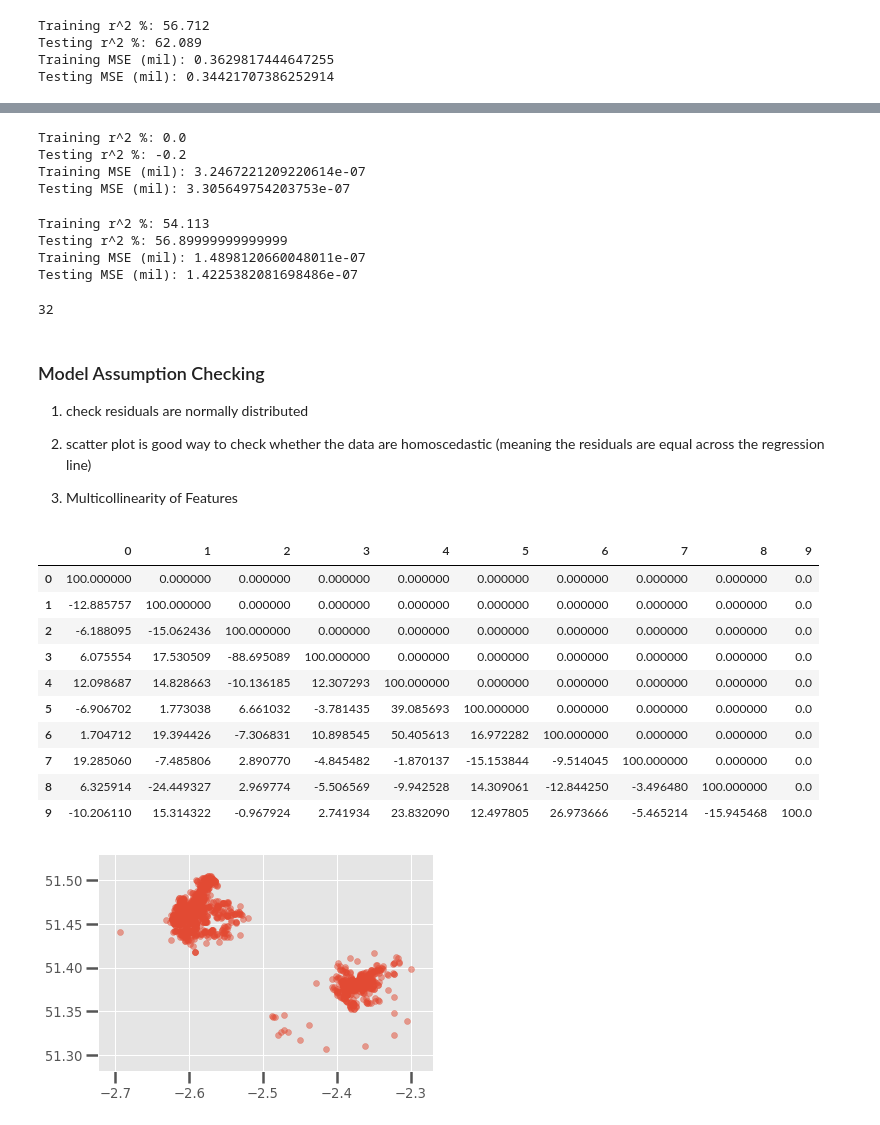
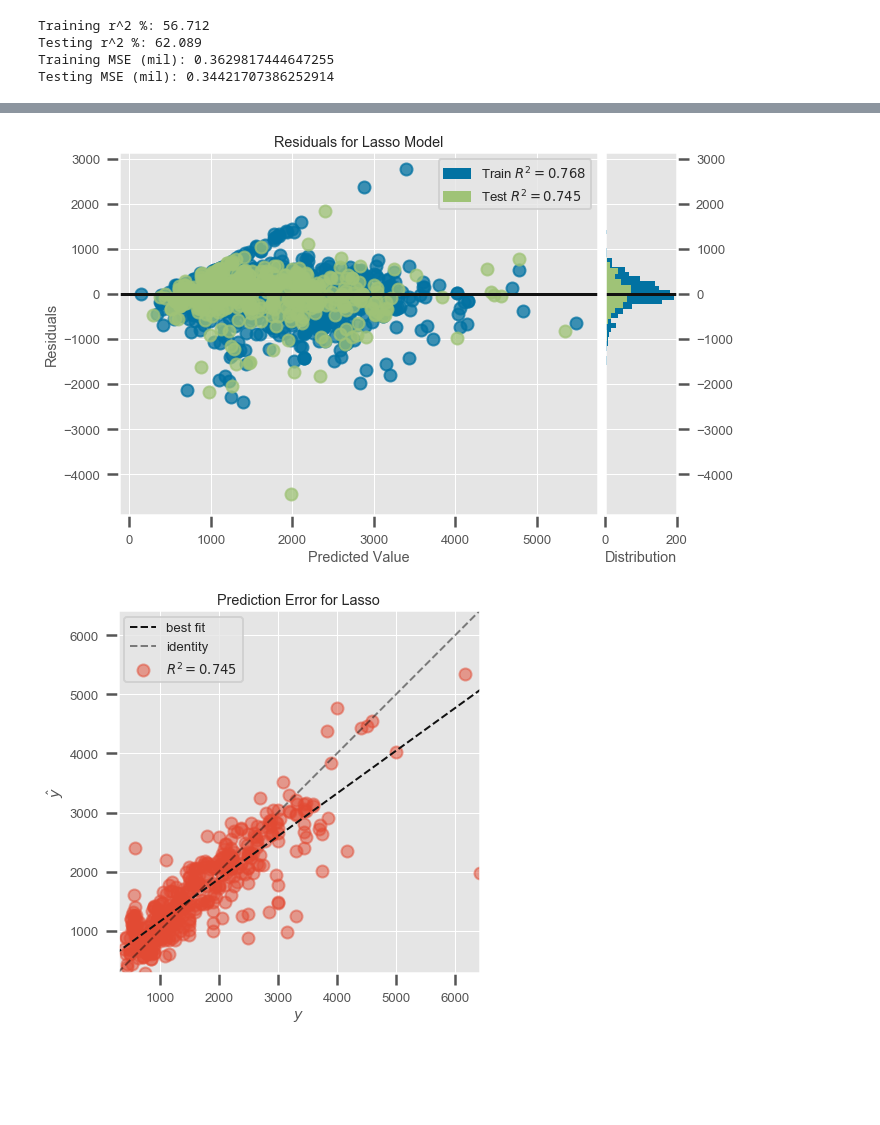
Before and after one commit to tinacliu/final_project, a Jupyter notebook: notebook.ipynb, the cells around one changed output, grey strips where cells are left out. Saved outputs shown, nothing was run; the diff lists cells and outputs as text; code cells hidden in the pictures; blank space fills up the shorter version.

```diff
--- a/notebook.ipynb
+++ b/notebook.ipynb
@@ -248,42 +256,0 @@ model_coef.sort_values('coef_abs', ascending=False).head()
-# %%
-from sklearn.linear_model import Lasso
-
-model_las = Lasso(alpha=1)
-model_las.fit(X_train_all, y_train)
-
-print('Training r^2 %:', round(model_las.score(X_train_all, y_train),3)*100)
-print('Testing r^2 %:', round(model_las.score(X_test_all, y_test),3)*100)
-print('Training MSE (mil):', mean_squared_error(y_train, model_las.predict(X_train_all))/1_000_000)
-print('Testing MSE (mil):', mean_squared_error(y_test, model_las.predict(X_test_all))/1_000_000)
-# %% [output]
-Training r^2 %: 0.0
-Testing r^2 %: -0.2
-Training MSE (mil): 3.2467221209220614e-07
-Testing MSE (mil): 3.305649754203753e-07
-# %%
-from sklearn.linear_model import Ridge
-model_rig = Ridge(alpha=1)
-model_rig.fit(X_train_all, y_train)
-
-print('Training r^2 %:', round(model_rig.score(X_train_all, y_train),5)*100)
-print('Testing r^2 %:', round(model_rig.score(X_test_all, y_test),4)*100)
-print('Training MSE (mil):', mean_squared_error(y_train, model_rig.predict(X_train_all))/1_000_000)
-print('Testing MSE (mil):', mean_squared_error(y_test, model_rig.predict(X_test_all))/1_000_000)
-# %% [output]
-Training r^2 %: 54.113
-Testing r^2 %: 56.89999999999999
-Training MSE (mil): 1.4898120660048011e-07
-Testing MSE (mil): 1.4225382081698486e-07
-# %%
-# number of Lasso params almost zero
-print(sum(abs(model_las.coef_) < 10**(-3)))
-# %% [output]
-32
-# %% [markdown]
-<h3>Model Assumption Checking</h3>
-
-1. check residuals are normally distributed
-
-2. scatter plot is good way to check whether the data are homoscedastic (meaning the residuals are equal across the regression line)
-
-3. Multicollinearity of Features
@@ -292,22 +257,16 @@ print(sum(abs(model_las.coef_) < 10**(-3)))
-# %%
-# No major multicolinearity issue apart from long and lat, because we only plots two cities
-
-# X_train_all.corr()*100
-# abs(df.corr()) > 0.70
-pd.DataFrame(np.tril(X_train.corr().values*100))
-# %% [output]
-|  | 0 | 1 | 2 | 3 | 4 | 5 | 6 | 7 | 8 | 9 |
-| 0 | 100.000000 | 0.000000 | 0.000000 | 0.000000 | 0.000000 | 0.000000 | 0.000000 | 0.000000 | 0.000000 | 0.0 |
-| 1 | -12.885757 | 100.000000 | 0.000000 | 0.000000 | 0.000000 | 0.000000 | 0.000000 | 0.000000 | 0.000000 | 0.0 |
-| 2 | -6.188095 | -15.062436 | 100.000000 | 0.000000 | 0.000000 | 0.000000 | 0.000000 | 0.000000 | 0.000000 | 0.0 |
-| 3 | 6.075554 | 17.530509 | -88.695089 | 100.000000 | 0.000000 | 0.000000 | 0.000000 | 0.000000 | 0.000000 | 0.0 |
-| 4 | 12.098687 | 14.828663 | -10.136185 | 12.307293 | 100.000000 | 0.000000 | 0.000000 | 0.000000 | 0.000000 | 0.0 |
-| 5 | -6.906702 | 1.773038 | 6.661032 | -3.781435 | 39.085693 | 100.000000 | 0.000000 | 0.000000 | 0.000000 | 0.0 |
-| 6 | 1.704712 | 19.394426 | -7.306831 | 10.898545 | 50.405613 | 16.972282 | 100.000000 | 0.000000 | 0.000000 | 0.0 |
-| 7 | 19.285060 | -7.485806 | 2.890770 | -4.845482 | -1.870137 | -15.153844 | -9.514045 | 100.000000 | 0.000000 | 0.0 |
-| 8 | 6.325914 | -24.449327 | 2.969774 | -5.506569 | -9.942528 | 14.309061 | -12.844250 | -3.496480 | 100.000000 | 0.0 |
-| 9 | -10.206110 | 15.314322 | -0.967924 | 2.741934 | 23.832090 | 12.497805 | 26.973666 | -5.465214 | -15.945468 | 100.0 |
-# %%
-plt.scatter(df.longitude, df.latitude, marker='.', alpha=0.5);
-# %% [output]
-[figure, removed]
+# %%
+from yellowbrick.datasets import load_concrete
+from yellowbrick.regressor import ResidualsPlot, PredictionError
+
+visualizer = ResidualsPlot(reg_poly, size=(720, 480), alpha=0.5)
+visualizer.fit(X_train_all, y_train)  # Fit the training data to the visualizer
+visualizer.score(X_test_all, y_test)  # Evaluate the model on the test data
+visualizer.show();
+
+vis_pred = PredictionError(reg_poly, size=(720, 480), alpha=0.5)
+vis_pred.fit(X_train_all, y_train)  # Fit the training data to the visualizer
+vis_pred.score(X_test_all, y_test)  # Evaluate the model on the test data
+vis_pred.show();
+# %% [output]
+[figure, added]
+[figure, added]
```
Also changed, not shown: parts of 14 cells of this notebook.
